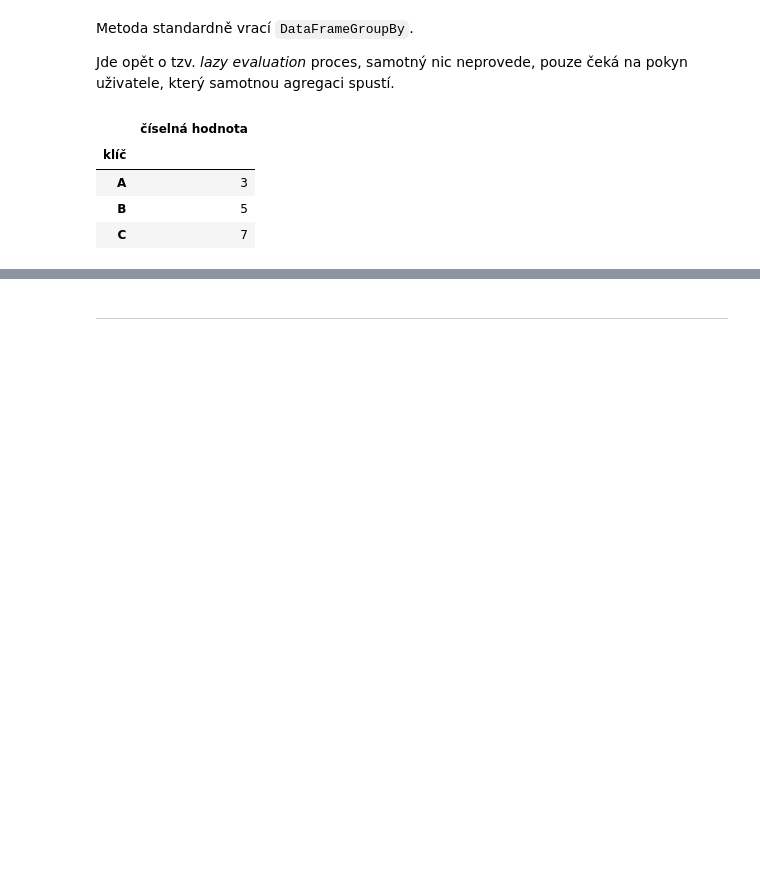
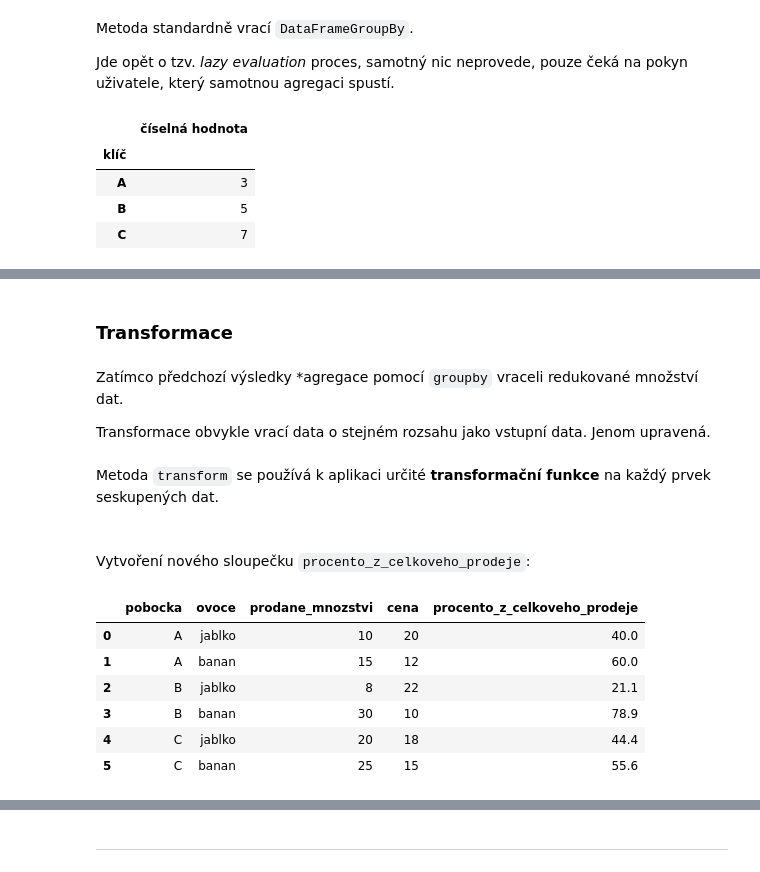
Before and after one commit to Bralor/data-csob-2023, a Jupyter notebook: shared/notebooks/lesson03.ipynb, the cells around one changed output, grey strips where cells are left out. Saved outputs shown, nothing was run; the diff lists cells and outputs as text; code cells hidden in the pictures; blank space fills up the shorter version.

```diff
--- a/shared/notebooks/lesson03.ipynb
+++ b/shared/notebooks/lesson03.ipynb
@@ -443,0 +533,7 @@ df_pokus_s_cisly.groupby("klíč").sum()
+# %%
+ovoce_data = {'pobocka': ['A', 'A', 'B', 'B', 'C', 'C'],
+        'ovoce': ['jablko', 'banan', 'jablko', 'banan', 'jablko', 'banan'],
+        'prodane_mnozstvi': [10, 15, 8, 30, 20, 25],
+        'cena': [20, 12, 22, 10, 18, 15]}
+# %%
+df_ovoce = DataFrame(ovoce_data)
@@ -443,0 +594,28 @@ df_pokus_s_cisly.groupby("klíč").sum()
+# %% [markdown]
+### Transformace
+# %% [markdown]
+Zatímco předchozí výsledky *agregace pomocí `groupby` vraceli redukované množství dat.
+
+Transformace obvykle vrací data o stejném rozsahu jako vstupní data. Jenom upravená.
+# %% [markdown]
+Metoda `transform` se používá k aplikaci určité **transformační funkce** na každý prvek seskupených dat.
+# %%
+def vrat_procenta_z_celkoveho_prodeje(udaj):
+    return round(udaj / udaj.sum() * 100, 1)
+# %% [markdown]
+<br>
+
+Vytvoření nového sloupečku `procento_z_celkoveho_prodeje`:
+# %%
+df_ovoce['procento_z_celkoveho_prodeje'] = df_ovoce.groupby('pobocka')['prodane_mnozstvi'] \
+    .transform(vrat_procenta_z_celkoveho_prodeje)
+# %%
+df_ovoce.head(6)
+# %% [output]
+|  | pobocka | ovoce | prodane_mnozstvi | cena | procento_z_celkoveho_prodeje |
+| 0 | A | jablko | 10 | 20 | 40.0 |
+| 1 | A | banan | 15 | 12 | 60.0 |
+| 2 | B | jablko | 8 | 22 | 21.1 |
+| 3 | B | banan | 30 | 10 | 78.9 |
+| 4 | C | jablko | 20 | 18 | 44.4 |
+| 5 | C | banan | 25 | 15 | 55.6 |
```
Also changed, not shown: parts of 30 cells of this notebook.
